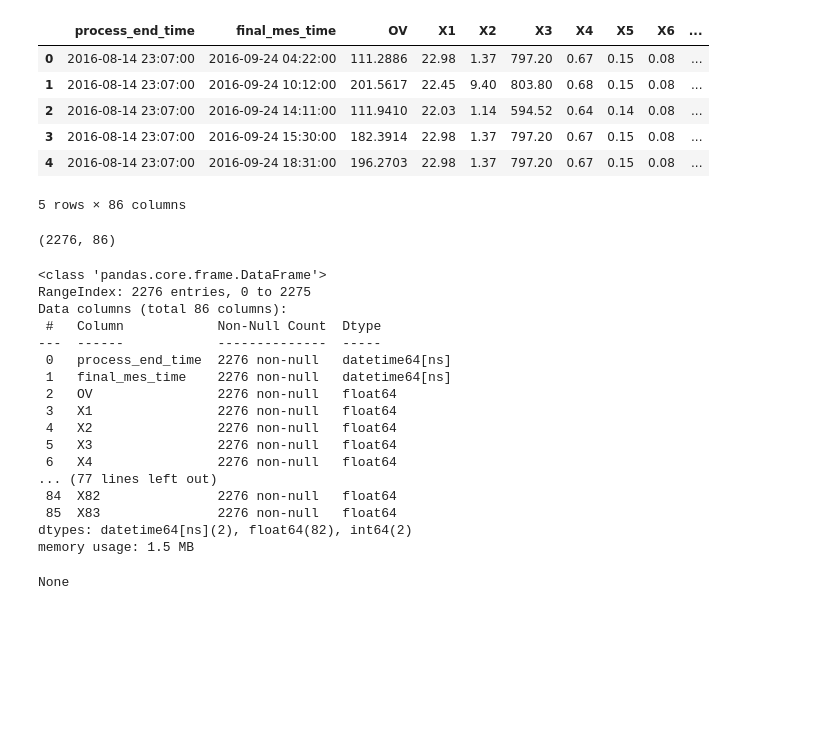
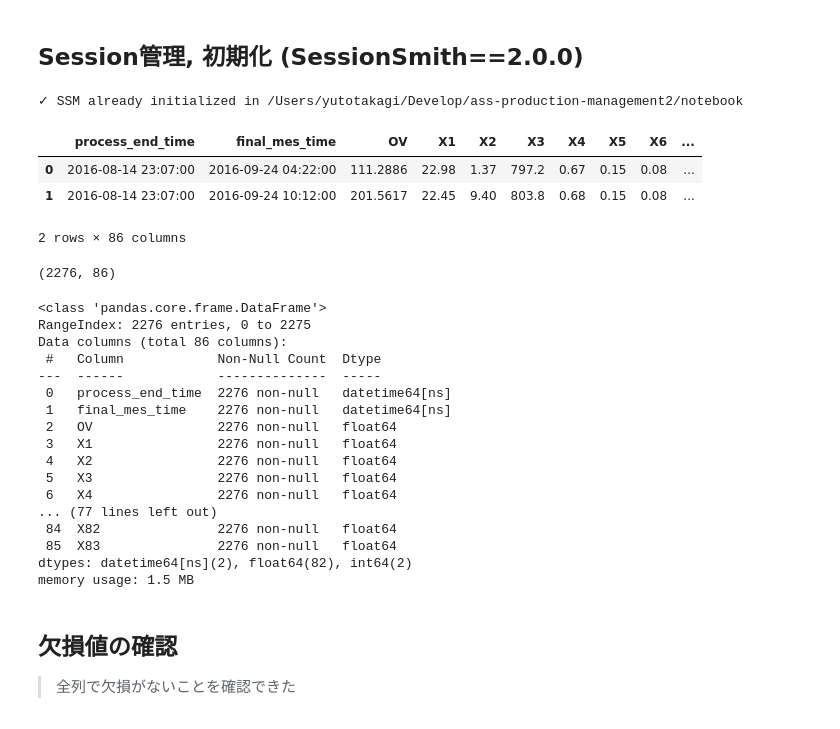
Before and after one commit to yut0takagi/ass-production-management2, a Jupyter notebook: notebook/0-data-view.ipynb, the cells around one changed output. Cells and saved outputs as stored; diff of their text form; code cells hidden in the pictures; blank space fills up the shorter version.

```diff
--- a/notebook/0-data-view.ipynb
+++ b/notebook/0-data-view.ipynb
@@ -5,22 +8,25 @@ import seaborn as sns
 
 from sklearn.model_selection import train_test_split
+# %% [markdown]
+## Session管理, 初期化 (SessionSmith==2.0.0)
+# %%
+ssm.init()
+# %% [output]
+✓ SSM already initialized in /Users/yutotakagi/Develop/ass-production-management2/notebook
 # %%
-df = pd.read_excel('../data/unprocessed/kadai.xlsx')
-df.head()
+df = pd.read_excel('../data/raw/kadai.xlsx')
+df.head(2)
 # %% [output]
 |  | process_end_time | final_mes_time | OV | X1 | X2 | X3 | X4 | X5 | X6 | ... |
-| 0 | 2016-08-14 23:07:00 | 2016-09-24 04:22:00 | 111.2886 | 22.98 | 1.37 | 797.20 | 0.67 | 0.15 | 0.08 | ... |
-| 1 | 2016-08-14 23:07:00 | 2016-09-24 10:12:00 | 201.5617 | 22.45 | 9.40 | 803.80 | 0.68 | 0.15 | 0.08 | ... |
-| 2 | 2016-08-14 23:07:00 | 2016-09-24 14:11:00 | 111.9410 | 22.03 | 1.14 | 594.52 | 0.64 | 0.14 | 0.08 | ... |
-| 3 | 2016-08-14 23:07:00 | 2016-09-24 15:30:00 | 182.3914 | 22.98 | 1.37 | 797.20 | 0.67 | 0.15 | 0.08 | ... |
-| 4 | 2016-08-14 23:07:00 | 2016-09-24 18:31:00 | 196.2703 | 22.98 | 1.37 | 797.20 | 0.67 | 0.15 | 0.08 | ... |
+| 0 | 2016-08-14 23:07:00 | 2016-09-24 04:22:00 | 111.2886 | 22.98 | 1.37 | 797.2 | 0.67 | 0.15 | 0.08 | ... |
+| 1 | 2016-08-14 23:07:00 | 2016-09-24 10:12:00 | 201.5617 | 22.45 | 9.40 | 803.8 | 0.68 | 0.15 | 0.08 | ... |
-5 rows × 86 columns
+2 rows × 86 columns
 # %%
 df.shape
 # %% [output]
 (2276, 86)
 # %%
-display(df.info())
+df.info()
 # %% [output]
 <class 'pandas.core.frame.DataFrame'>
 RangeIndex: 2276 entries, 0 to 2275
@@ -39,4 +45,7 @@ Data columns (total 86 columns):
  85  X83               2276 non-null   float64
 dtypes: datetime64[ns](2), float64(82), int64(2)
 memory usage: 1.5 MB
-None
+# %% [markdown]
+## 欠損値の確認
+
+> 全列で欠損がないことを確認できた
```
Also changed, not shown: parts of 12 cells of this notebook, 20 other files.
